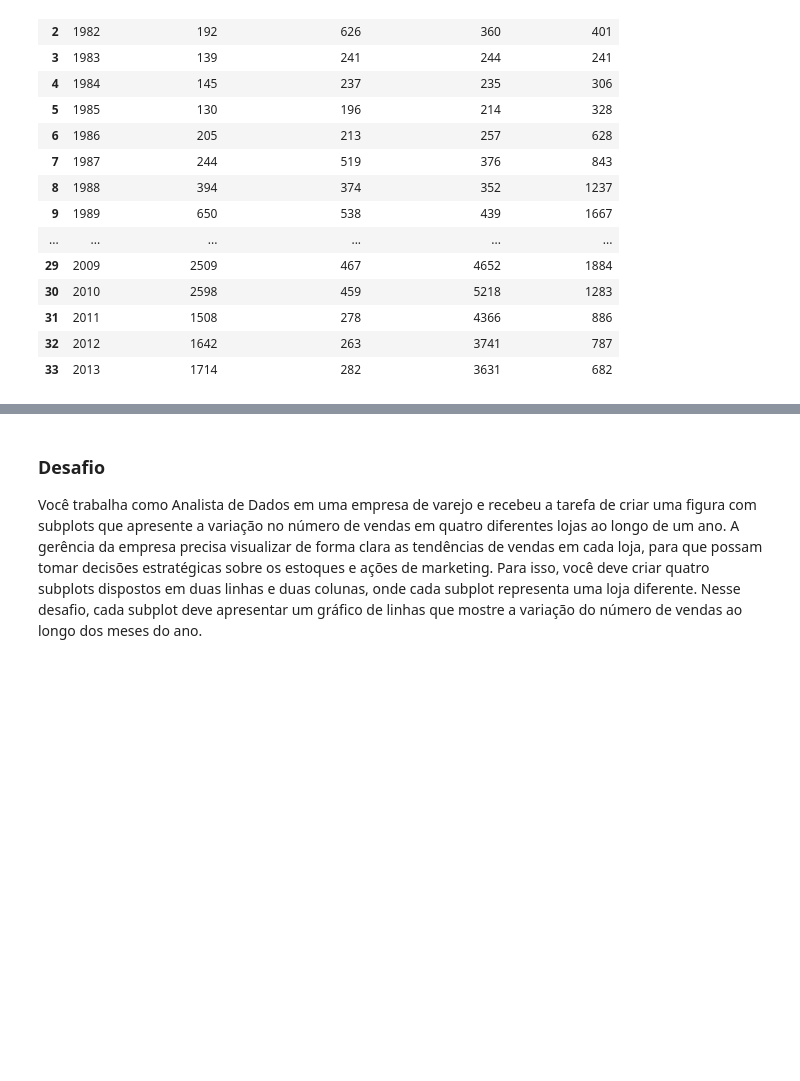
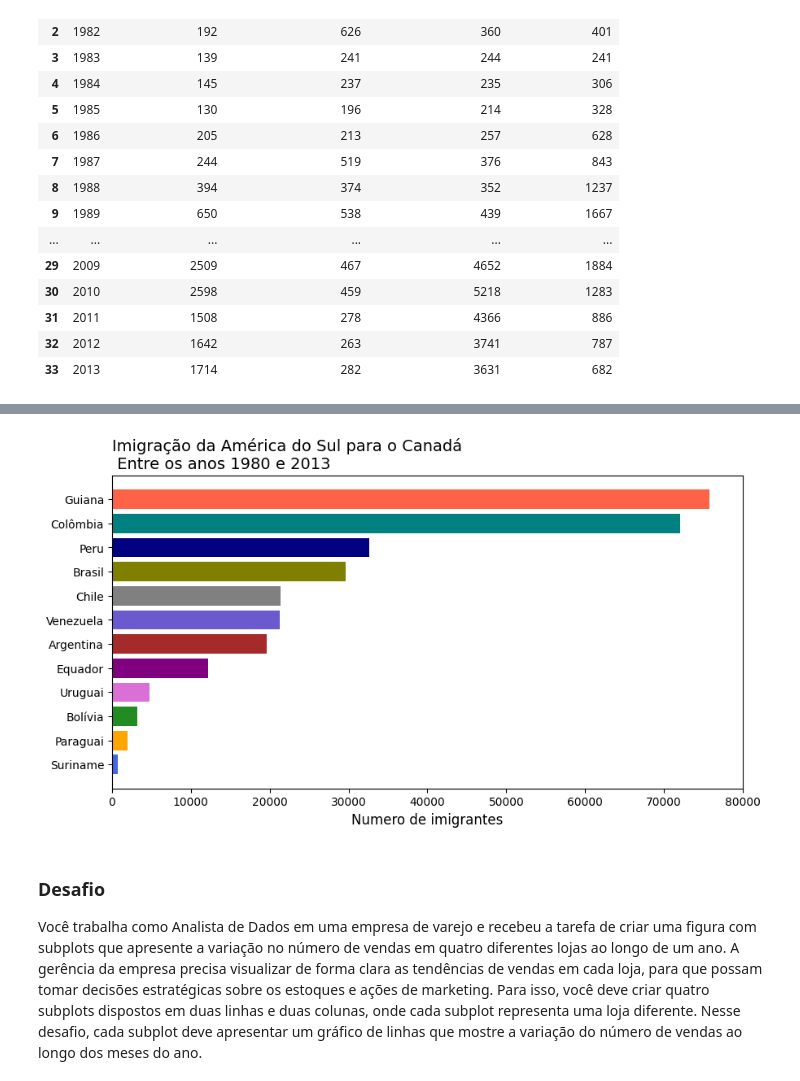
Before and after one commit to joaopfs97/data_science_exploring_data, a Jupyter notebook: data_visualization.ipynb, the cells around one changed output, grey strips where cells are left out. Saved outputs shown, nothing was run; the diff lists cells and outputs as text; code cells hidden in the pictures; blank space fills up the shorter version.

```diff
--- a/data_visualization.ipynb
+++ b/data_visualization.ipynb
@@ -110,0 +113,3 @@ plt.show()
+# %%
+america_sul = data.query('Região == "América do Sul"').sort_values(by='Total', ascending=True)
+america_sul.head()
@@ -111,3 +125,14 @@ plt.show()
+# %%
+cores = []
+
+fig, ax = plt.subplots(figsize=(10,5))
+ax.barh(america_sul.index, america_sul['Total'], color = cores)
+ax.set_title('Imigração da América do Sul para o Canadá\n Entre os anos 1980 e 2013',loc='left', fontsize = 14)
+ax.set_xlabel('Numero de imigrantes',fontsize = 12)
+ax.set_xlim(0,80000)
+plt.show()
+# %% [output]
+[figure, added]
 # %% [markdown]
 <h3> Desafio </h3>
 Você trabalha como Analista de Dados em uma empresa de varejo e recebeu a tarefa de criar uma figura com subplots que apresente a variação no número de vendas em quatro diferentes lojas ao longo de um ano. A gerência da empresa precisa visualizar de forma clara as tendências de vendas em cada loja, para que possam tomar decisões estratégicas sobre os estoques e ações de marketing. Para isso, você deve criar quatro subplots dispostos em duas linhas e duas colunas, onde cada subplot representa uma loja diferente. Nesse desafio, cada subplot deve apresentar um gráfico de linhas que mostre a variação do número de vendas ao longo dos meses do ano.
```
Also changed, not shown: parts of 4 cells of this notebook.
